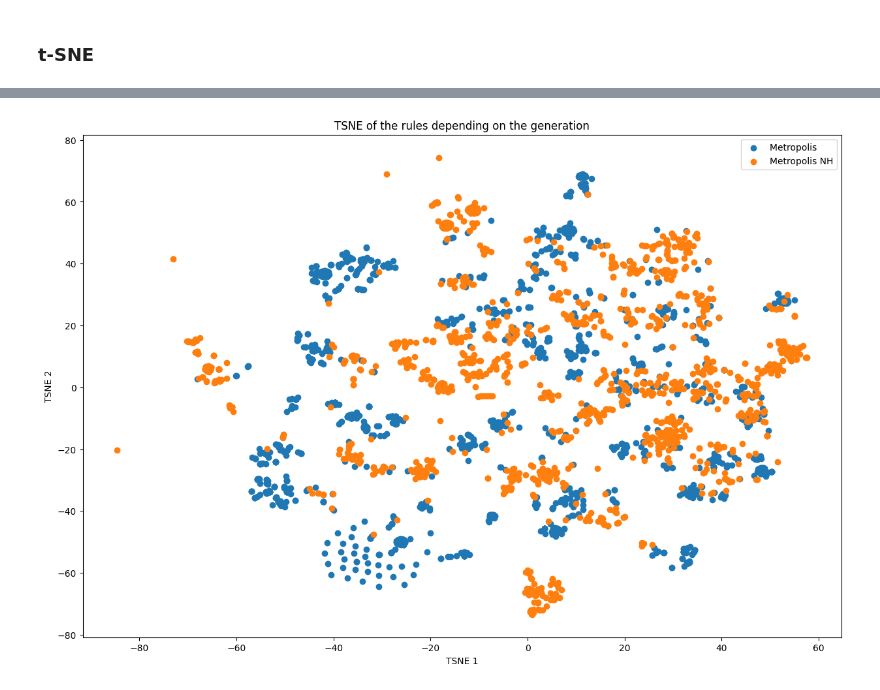
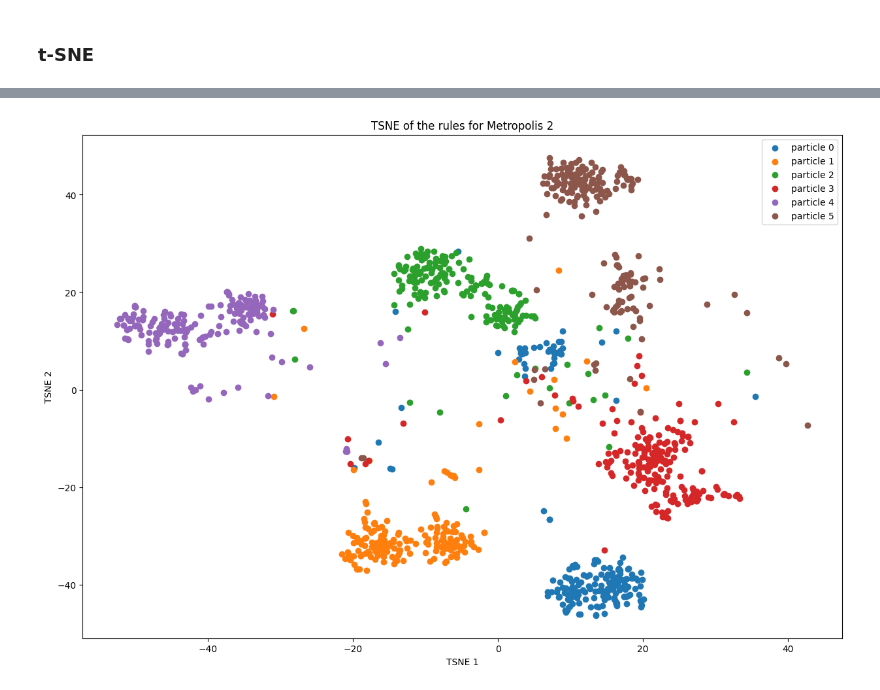
Before and after one commit to flowersteam/WorldLLM, a Jupyter notebook: compare_MH.ipynb, the cells around one changed output, grey strips where cells are left out. Cells and saved outputs as stored; diff of their text form; code cells hidden in the pictures.

```diff
--- a/compare_MH.ipynb
+++ b/compare_MH.ipynb
@@ -9,14 +9,11 @@ from sklearn.manifold import TSNE
 import os
 # %%
 mh_name = "Metropolis "
-mh_o_name = "Metropolis NH"
+mh_o_name = "Metropolis 2"
 # %%
 #Load the data
-rule = "ngl"
-extension = "_"
-extension_2 = "_nh"
-print(f"-------------------------------- Load MH {extension} --------------------------------")
-name_experiment_mh = f"/metropolis_phi_phi_{rule}{extension}"
+print(f"-------------------------------- Load MH  --------------------------------")
+name_experiment_mh = f"/playground_metropolis_phi_phi"
 path_start = "./outputs/" + name_experiment_mh + "/"
 lst_data_mh = []
 for f_day in os.listdir(path_start):
@@ -27,8 +24,8 @@ for f_day in os.listdir(path_start):
                 with open(path, "r") as file:
                     lst_data_mh.append(json.load(file))
                     print("Loaded: " + path)
-print(f"-------------------------------- Load MH O {extension}  --------------------------------")
-name_experiment_mh = f"/metropolis_phi_phi_{rule}{extension_2}"
+print(f"-------------------------------- Load MH O 2  --------------------------------")
+name_experiment_mh = f"/playground_metropolis_phi_phi_wt5"
 path_start = "./outputs/" + name_experiment_mh + "/"
 lst_data_mh_o = []
 for f_day in os.listdir(path_start):
@@ -231,3 +228,15 @@ embeddings = model.encode(np.concatenate([all_rules_mh.flatten(), all_rules_mh_o
 # %%
 #Compute the t-SNE embeddings
 proj_embeddings = TSNE(n_components=2).fit_transform(embeddings)
+# %%
+# Plot the embeddings
+plt.figure(figsize=(15,10))
+for i in range(len(all_rules_mh)):
+    plt.scatter(proj_embeddings[i*all_rules_mh.shape[1] :(i+1)*all_rules_mh.shape[1],0], proj_embeddings[i*all_rules_mh.shape[1] :(i+1)*all_rules_mh.shape[1],1], label=mh_name+ "particle "+ str(i))
+for i in range(len(all_rules_mh_o)):
+    plt.scatter(proj_embeddings[len(all_rules_mh.flatten())+ i*all_rules_mh_o.shape[1] :len(all_rules_mh.flatten())+ (i+1)*all_rules_mh_o.shape[1],0], proj_embeddings[len(all_rules_mh.flatten())+ i*all_rules_mh_o.shape[1] :len(all_rules_mh.flatten())+ (i+1)*all_rules_mh_o.shape[1],1], marker="*", label=mh_o_name + " particle "+ str(i))
+plt.legend()
+plt.xlabel("TSNE 1")
+plt.ylabel("TSNE 2")
+plt.title("TSNE of the rules depending on the generation")
+plt.show()
@@ -233,0 +245,10 @@ proj_embeddings = TSNE(n_components=2).fit_transform(embeddings)
+# %%
+# Plot the embeddings for Mh
+plt.figure(figsize=(15,10))
+for i in range(len(all_rules_mh)):
+    plt.scatter(proj_embeddings[i*all_rules_mh.shape[1] :(i+1)*all_rules_mh.shape[1],0], proj_embeddings[i*all_rules_mh.shape[1] :(i+1)*all_rules_mh.shape[1],1], label="particle "+ str(i))
+plt.legend()
+plt.xlabel("TSNE 1")
+plt.ylabel("TSNE 2")
+plt.title("TSNE of the rules for " + mh_name)
+plt.show()
@@ -234,15 +257,15 @@ proj_embeddings = TSNE(n_components=2).fit_transform(embeddings)
 # %%
-# Plot the embeddings
+# Plot the embeddings for Mh O
 plt.figure(figsize=(15,10))
-plt.scatter(proj_embeddings[:len(all_rules_mh.flatten()),0], proj_embeddings[:len(all_rules_mh.flatten()),1], label=mh_name)
-plt.scatter(proj_embeddings[len(all_rules_mh.flatten()):,0], proj_embeddings[len(all_rules_mh.flatten()):,1], label=mh_o_name)
+for i in range(len(all_rules_mh_o)):
+    plt.scatter(proj_embeddings[len(all_rules_mh.flatten())+ i*all_rules_mh_o.shape[1] :len(all_rules_mh.flatten())+ (i+1)*all_rules_mh_o.shape[1],0], proj_embeddings[len(all_rules_mh.flatten())+ i*all_rules_mh_o.shape[1] :len(all_rules_mh.flatten())+ (i+1)*all_rules_mh_o.shape[1],1], label="particle "+ str(i))
 plt.legend()
 plt.xlabel("TSNE 1")
 plt.ylabel("TSNE 2")
-plt.title("TSNE of the rules depending on the generation")
+plt.title("TSNE of the rules for " + mh_o_name)
 plt.show()
 # %% [output]
-[figure, old version]
+[figure, new version]
 # %%
 # Plot embeddings with likelihoods high enough
 # Plot the embeddings
```
Also changed, not shown: parts of 23 cells of this notebook, 3 other files.
